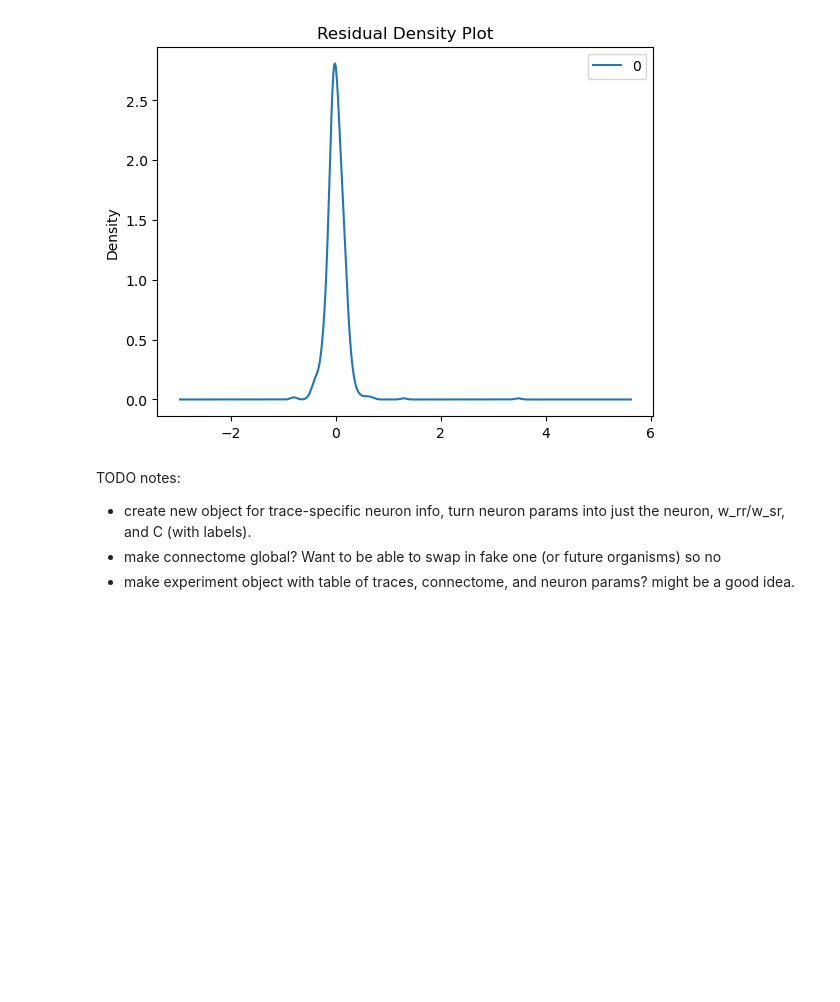
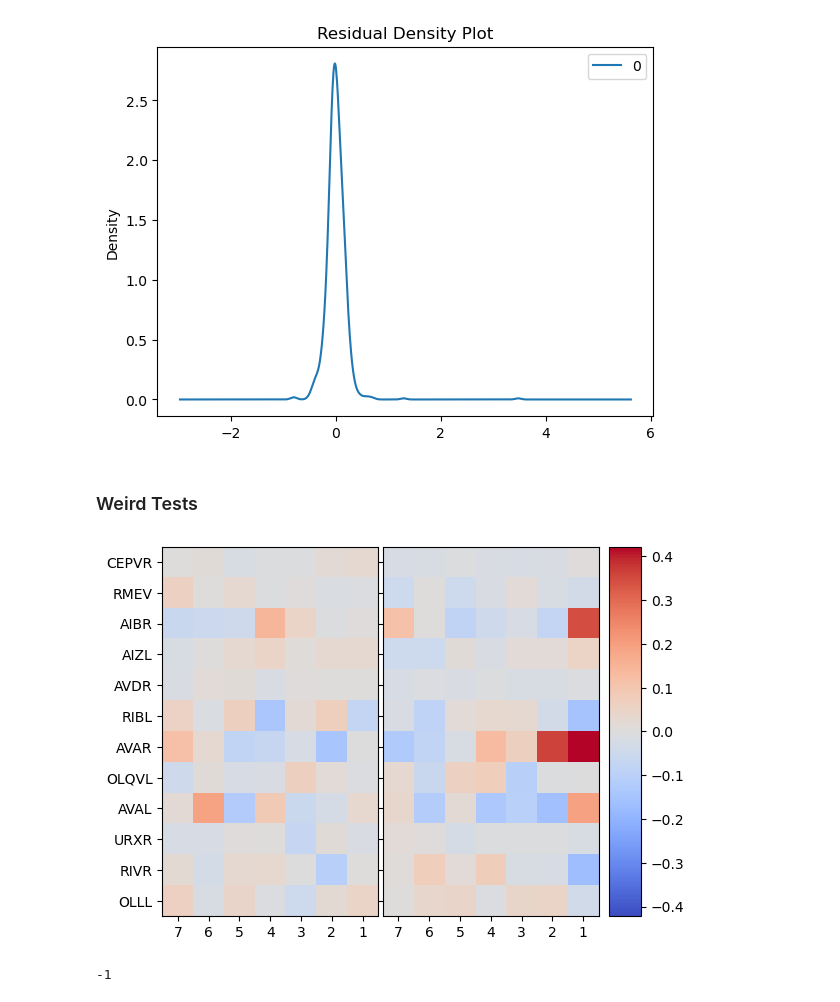
Before and after one commit to ironak/worms, a Jupyter notebook: model.ipynb, the cells around one changed output. Saved outputs shown, nothing was run; the diff lists cells and outputs as text; code cells hidden in the pictures; blank space fills up the shorter version.

```diff
--- a/model.ipynb
+++ b/model.ipynb
@@ -28,0 +31,6 @@ import pmdarima as pm
+# %%
+# filepath = Path('datasets/NeuroPAL data/Whole-Brain Calcium Activity/Young Adults/Head_Activity_OH16230.mat')
+# print(filepath.resolve())
+# with h5py.File(str(filepath.resolve()),'r') as file:
+#     print(file.get("norm_traces"))
+f = scipy.io.loadmat('datasets/NeuroPAL data/Whole-Brain Calcium Activity/Young Adults/Head_Activity_OH16230.mat')
@@ -241,15 +428,15 @@ class TraceObject:
 # %%
-FAKE_TRACE_OBJ = TraceObject("datasets/fake_test_data/fake_traces.json")
+FAKE_TRACE_OBJ = TraceObject.from_www_json("datasets/fake_test_data/fake_traces.json")
 
-TRACE_OBJ = TraceObject("datasets/wormwideweb/2022-08-02-01.json")
+TRACE_OBJ = TraceObject.from_www_json("datasets/wormwideweb/2022-08-02-01.json")
 TRACE_OBJ_1 = TRACE_OBJ
-TRACE_OBJ_2 = TraceObject("datasets/wormwideweb/2023-01-23-15.json")
+TRACE_OBJ_2 = TraceObject.from_www_json("datasets/wormwideweb/2023-01-23-15.json")
 
 TRACE_OBJ_TABLE = {}
 directory = 'datasets/wormwideweb/'
 files = Path(directory).glob('*')
 for file in files:
-    trace_obj = TraceObject(file)
+    trace_obj = TraceObject.from_www_json(file)
     TRACE_OBJ_TABLE[trace_obj.uid] = trace_obj
 # %% [markdown]
 ### Context
@@ -366,11 +553,16 @@ class Neuron:
             self._set_context(new_context)
             return
 
+        print(self.relevant_labels)
+        print([self.relevant_labels.index(label) for label in self.relevant_labels])
+
         old_relevant_labels = self.relevant_labels
         self._set_context(new_context)
 
         augmented_C = np.concatenate((self.C, np.zeros((1, self.w_rr, 1, self.w_sr+1))))
-        perm = [old_relevant_labels.index(label) if label in old_relevant_labels else -1 for label in self.relevant_labels]
+        perm = [(old_relevant_labels.index(label) if label in old_relevant_labels else -1) for label in self.relevant_labels]
+        print(self.relevant_labels)
+        print(perm)
         self.C = augmented_C[perm,:,:,:]
         self.c = self.C.reshape(self.relevant_count*self.w_rr*(self.w_sr+1))
 
@@ -460,7 +652,7 @@ class Neuron:
 
         figure.show()
 
-    def visualize_c(self):
+    def visualize_c(self, fig=None):
         if self.label in self.relevant_labels:
             i = self.relevant_labels.index(self.label)
             self.relevant_labels[i] = f'$\\bf{{{self.relevant_labels[i]}}}$'
@@ -468,7 +660,8 @@ class Neuron:
         biggest = max(abs(np.max(self.C)), abs(np.min(self.C)))
         norm = matplotlib.colors.Normalize(vmin=-biggest, vmax=biggest)
 
-        fig = plt.figure()
+        if fig is None:
+            fig = plt.figure()
 
         grid = AxesGrid(fig, 111,
                         nrows_ncols=(1, self.w_sr+1),
@@ -802,8 +995,29 @@ min     -0.826684
 75%      0.087777
 max      3.474439
 [figure]
-# %% [markdown]
-TODO notes:
-- create new object for trace-specific neuron info, turn neuron params into just the neuron, w_rr/w_sr, and C (with labels).
-- make connectome global? Want to be able to swap in fake one (or future organisms) so no
-- make experiment object with table of traces, connectome, and neuron params? might be a good idea.
+# %% [markdown]
+### Weird Tests
+# %%
+file_num = 4
+# %%
+neuron = Neuron('AVER', w_rr=7, w_sr=1, context=CONTEXT_1)
+fit_window = 700
+num_timesteps = neuron.context.trace_obj.traces.shape[1]
+
+# %matplotlib ipympl
+fig = plt.figure()
+
+def update(start):
+    fig.clf()
+    neuron.fit(w_rr=7, w_sr=1, window_start=10*start, window_width=fit_window, plot=False)
+    neuron.visualize_c(fig=fig)
+
+anim = FuncAnimation(fig, update, frames=90, interval=50)
+anim.save(f'/u/ronakr/workspace/worms/figures/{neuron.label}-c-{neuron.context.trace_obj.uid} ({file_num}).gif', writer='imagemagick', fps=30)
+file_num += 1
+# %% [output]
+[figure, added]
+# %%
+CONTEXT_1.trace_obj.get_index('RIMR')
+# %% [output]
+-1
```
Also changed, not shown: parts of 14 cells of this notebook, 3 other files.
